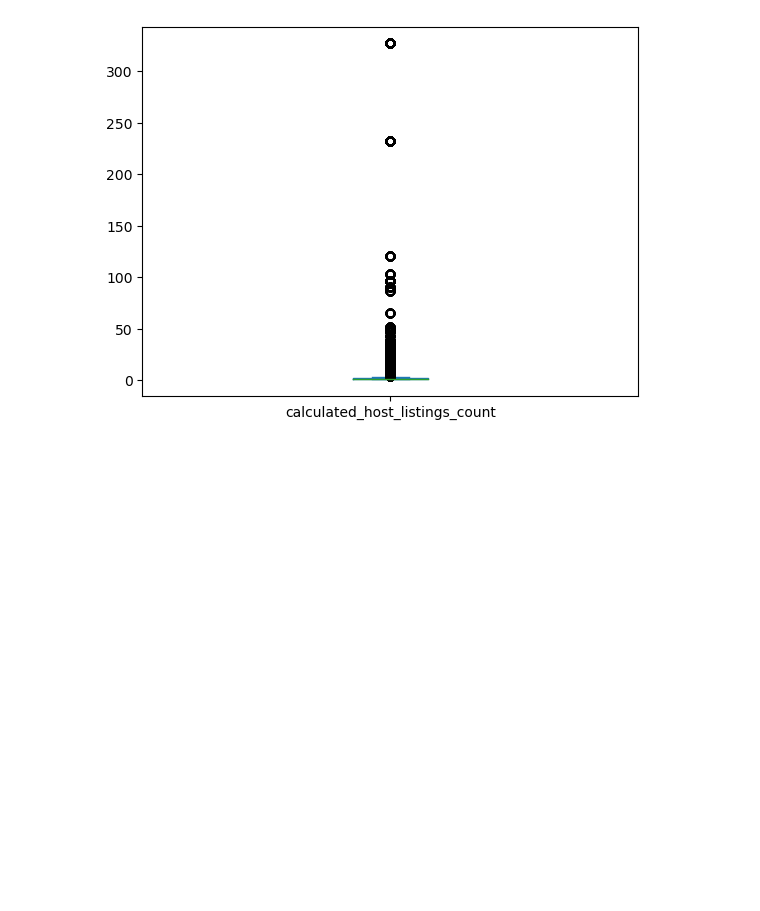
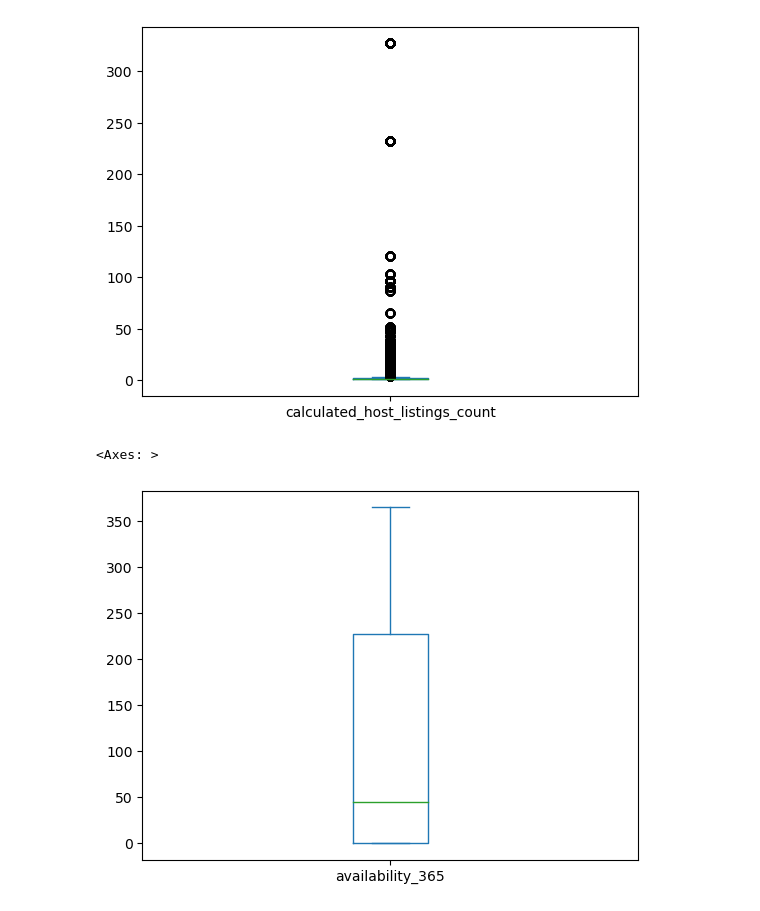
Before and after one commit to sagarbarge/Airbnb_NYC_Storytelling, a Jupyter notebook: Airbnb_NYC_Storytelling.ipynb, the cells around one changed output. Drawn from its saved outputs; the diff is of its cells as text; code cells hidden in the pictures; blank space fills up the shorter version.

```diff
--- a/Airbnb_NYC_Storytelling.ipynb
+++ b/Airbnb_NYC_Storytelling.ipynb
@@ -375,3 +350,8 @@ df.calculated_host_listings_count.plot.box()
 # %% [output]
 <Axes: >
 [figure]
+# %%
+df.availability_365.plot.box()
+# %% [output]
+<Axes: >
+[figure, added]
```
Also changed, not shown: parts of 23 cells of this notebook, 21 other files.
